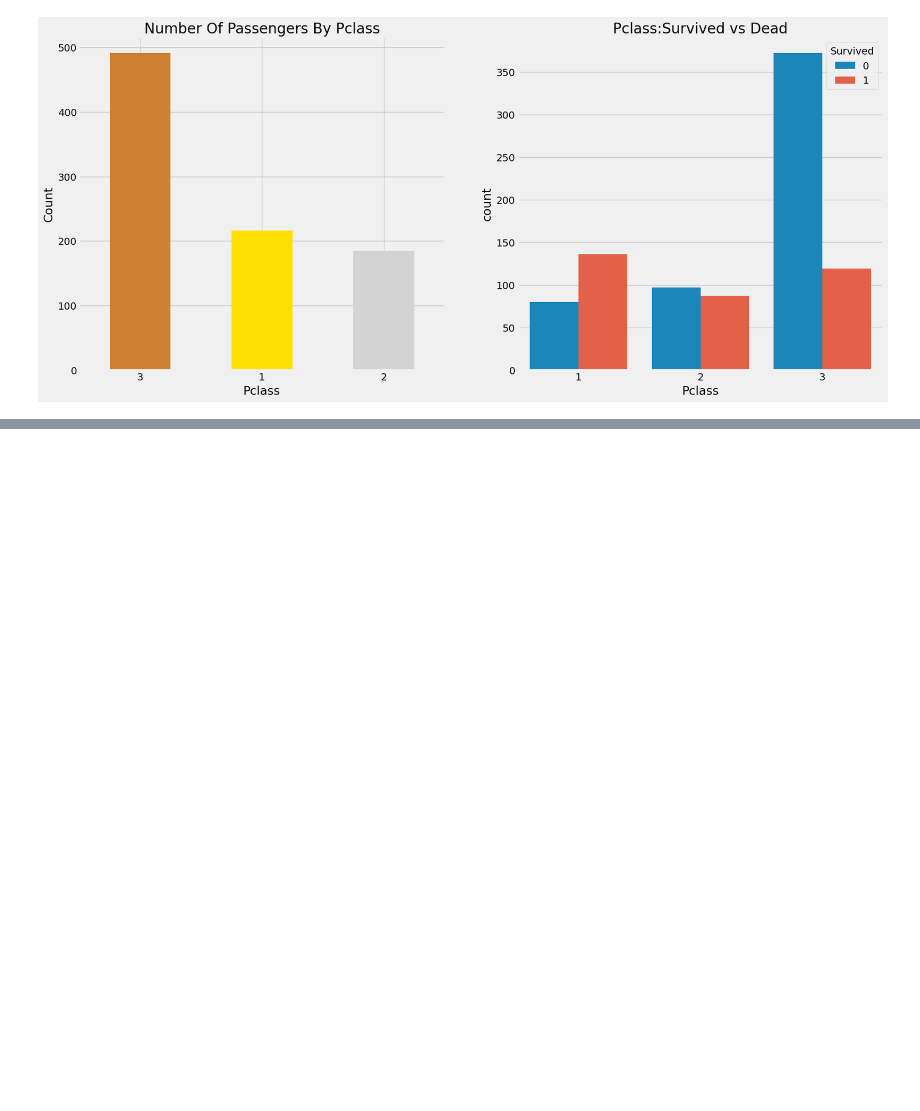
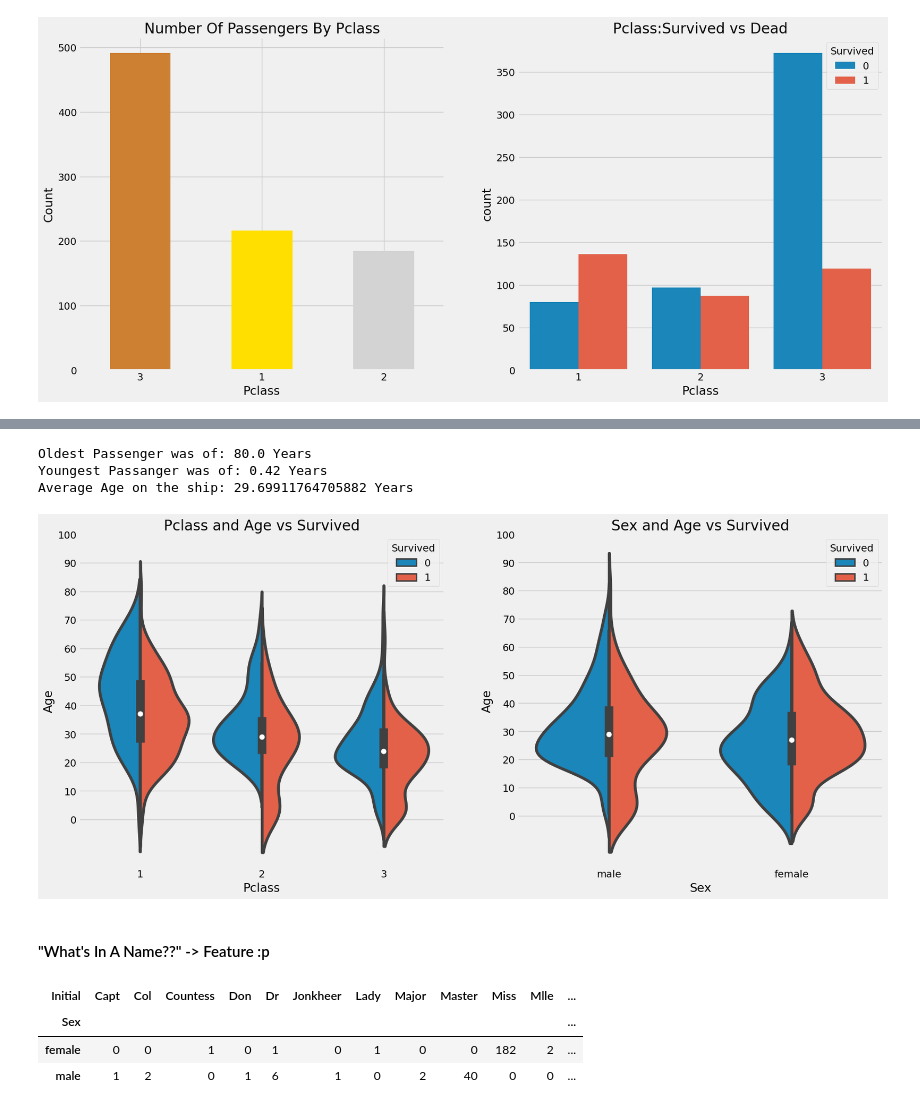
Before and after one commit to mucollabo/kaggle, a Jupyter notebook: Competitions/Titanic/eda-to-prediction-for-titanic.ipynb, the cells around one changed output, grey strips where cells are left out. Drawn from its saved outputs; the diff is of its cells as text; code cells hidden in the pictures; blank space fills up the shorter version.

```diff
--- a/Competitions/Titanic/eda-to-prediction-for-titanic.ipynb
+++ b/Competitions/Titanic/eda-to-prediction-for-titanic.ipynb
@@ -99,0 +117,21 @@ plt.show()
+# %%
+print('Oldest Passenger was of:', data['Age'].max(), 'Years')
+print('Youngest Passanger was of:', data['Age'].min(), 'Years')
+print('Average Age on the ship:', data['Age'].mean(), 'Years')
+# %% [output]
+Oldest Passenger was of: 80.0 Years
+Youngest Passanger was of: 0.42 Years
+Average Age on the ship: 29.69911764705882 Years
+# %%
+fig, ax = plt.subplots(1, 2, figsize=[18, 8])
+sns.violinplot(x='Pclass', y='Age', hue='Survived', data=data, split=True, ax=ax[0])
+ax[0].set_title('Pclass and Age vs Survived')
+ax[0].set_yticks(range(0, 110, 10))
+sns.violinplot(x='Sex', y='Age', hue='Survived', data=data, split=True, ax=ax[1])
+ax[1].set_title('Sex and Age vs Survived')
+ax[1].set_yticks(range(0, 110, 10))
+plt.show()
+# %% [output]
+[figure, added]
+# %% [markdown]
+#### "What's In A Name??" -> Feature :p
@@ -99,0 +142,7 @@ plt.show()
+# %%
+pd.crosstab(data['Initial'], data['Sex']).T.style.background_gradient(cmap='summer_r')
+# %% [output]
+| Initial | Capt | Col | Countess | Don | Dr | Jonkheer | Lady | Major | Master | Miss | Mlle | ... |
+| Sex |  |  |  |  |  |  |  |  |  |  |  | ... |
+| female | 0 | 0 | 1 | 0 | 1 | 0 | 1 | 0 | 0 | 182 | 2 | ... |
+| male | 1 | 2 | 0 | 1 | 6 | 1 | 0 | 2 | 40 | 0 | 0 | ... |
```
Also changed, not shown: parts of 15 cells of this notebook.
